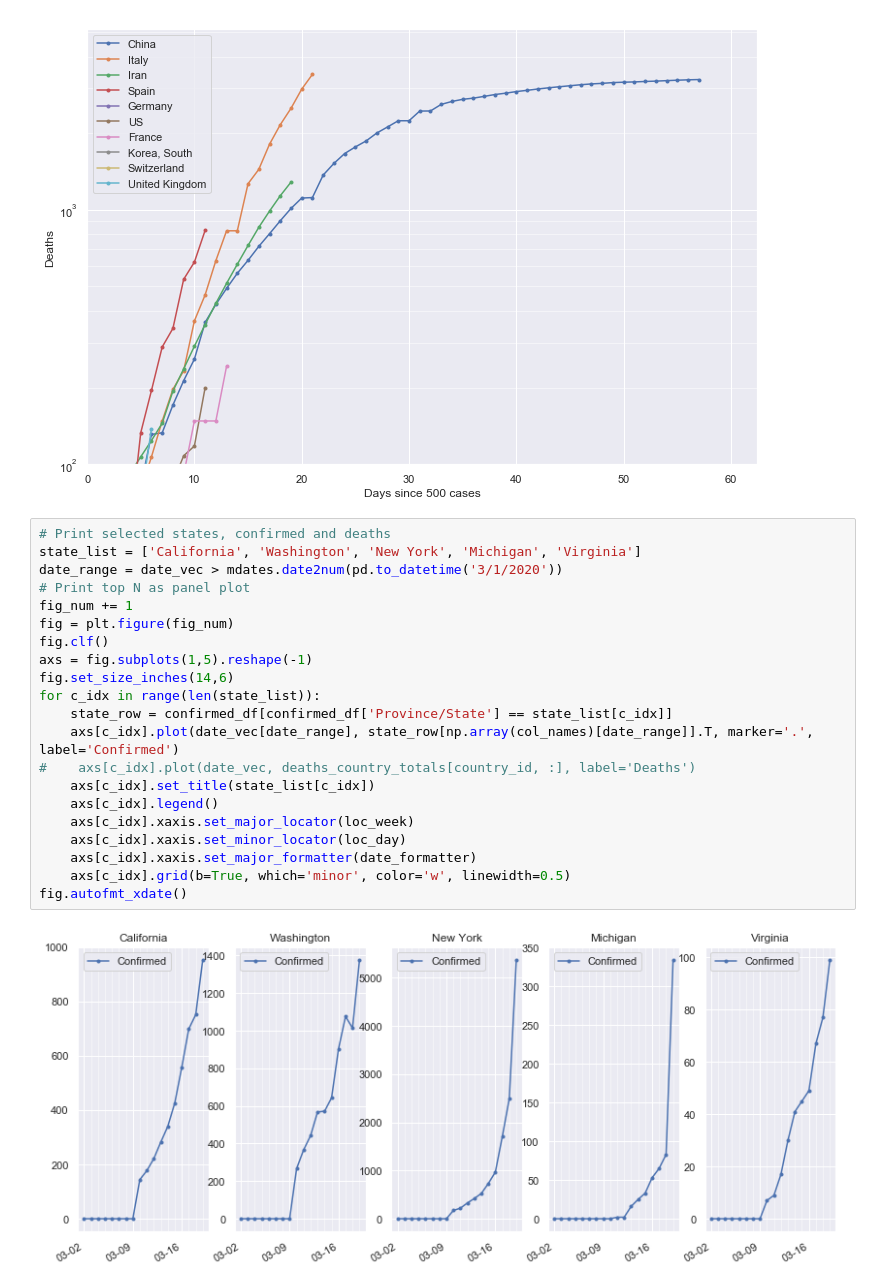
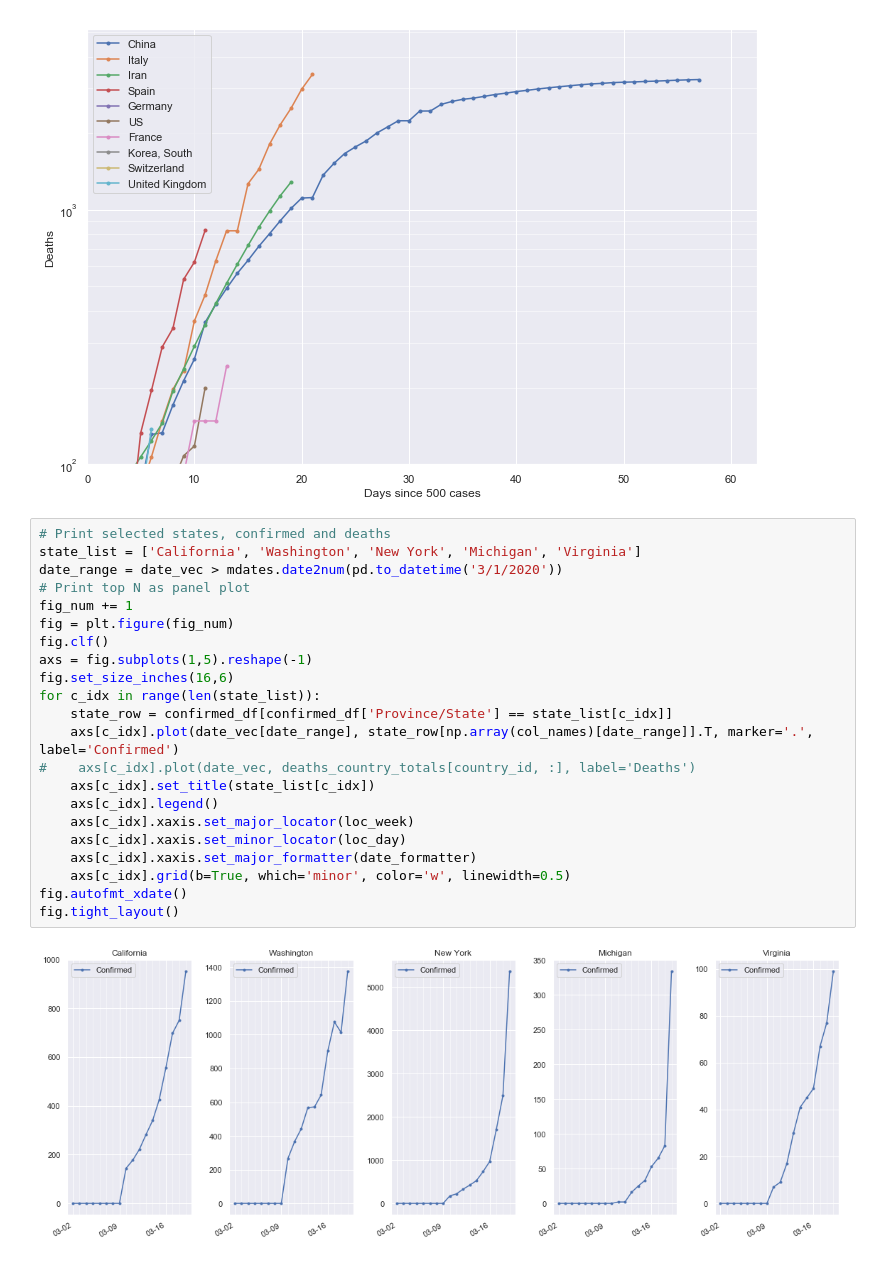
Before and after one commit to teknonym/covid-dashboard, a Jupyter notebook: COVID 19 Plots.ipynb, the cells around one changed output. Cells and saved outputs as stored; diff of their text form.

Commit message:
fixup state plots

```diff
--- a/COVID 19 Plots.ipynb
+++ b/COVID 19 Plots.ipynb
@@ -139,23 +139,24 @@ fig.axes[0].grid(b=True, which='minor', color='w', linewidth=0.5)
 # %%
 # Print selected states, confirmed and deaths
 state_list = ['California', 'Washington', 'New York', 'Michigan', 'Virginia']
 date_range = date_vec > mdates.date2num(pd.to_datetime('3/1/2020'))
 # Print top N as panel plot
 fig_num += 1
 fig = plt.figure(fig_num)
 fig.clf()
 axs = fig.subplots(1,5).reshape(-1)
-fig.set_size_inches(14,6)
+fig.set_size_inches(16,6)
 for c_idx in range(len(state_list)):
     state_row = confirmed_df[confirmed_df['Province/State'] == state_list[c_idx]]
     axs[c_idx].plot(date_vec[date_range], state_row[np.array(col_names)[date_range]].T, marker='.', label='Confirmed')
 #    axs[c_idx].plot(date_vec, deaths_country_totals[country_id, :], label='Deaths')
     axs[c_idx].set_title(state_list[c_idx])
     axs[c_idx].legend()
     axs[c_idx].xaxis.set_major_locator(loc_week)
     axs[c_idx].xaxis.set_minor_locator(loc_day)
     axs[c_idx].xaxis.set_major_formatter(date_formatter)
     axs[c_idx].grid(b=True, which='minor', color='w', linewidth=0.5)
 fig.autofmt_xdate()
+fig.tight_layout()
 # %% [output]
-[figure, old version]
+[figure, new version]
```
